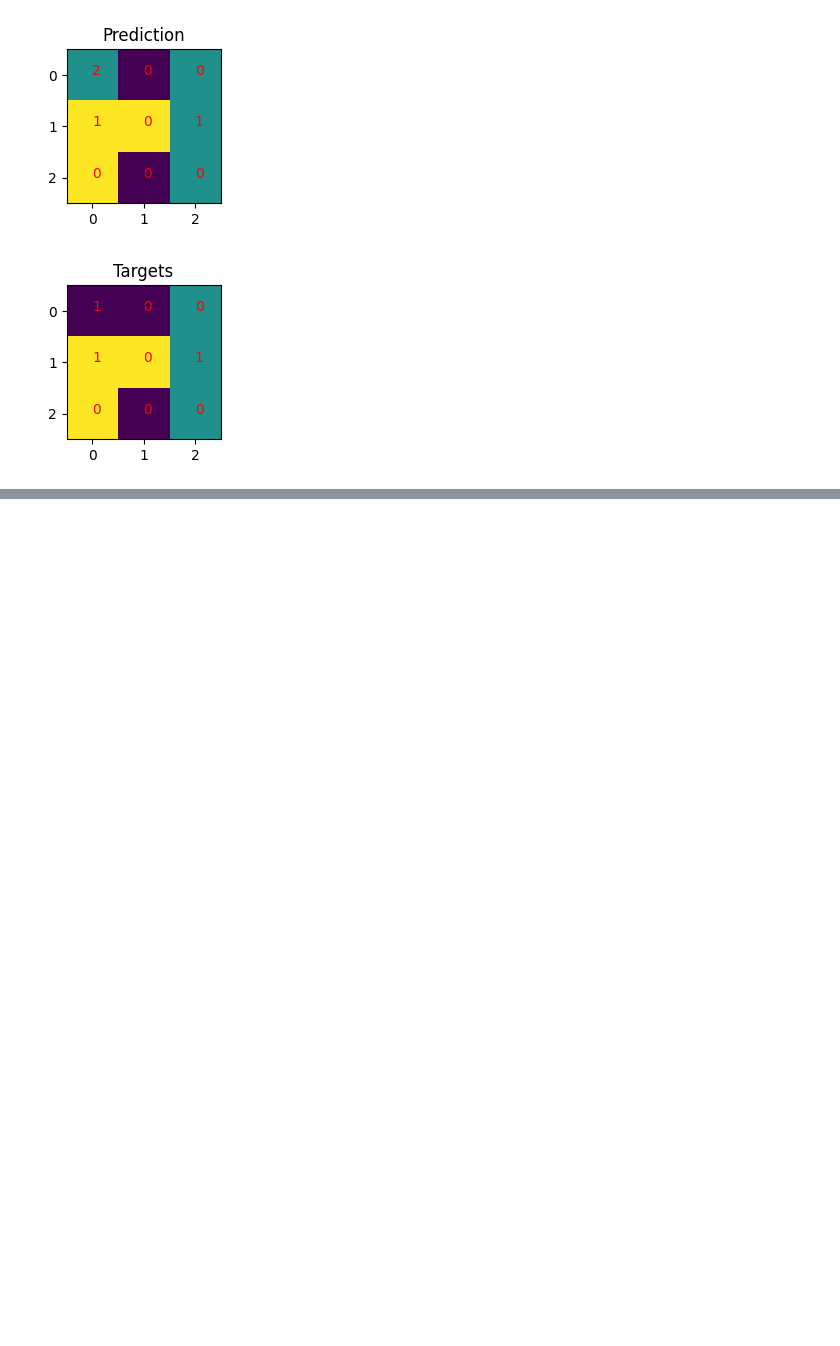
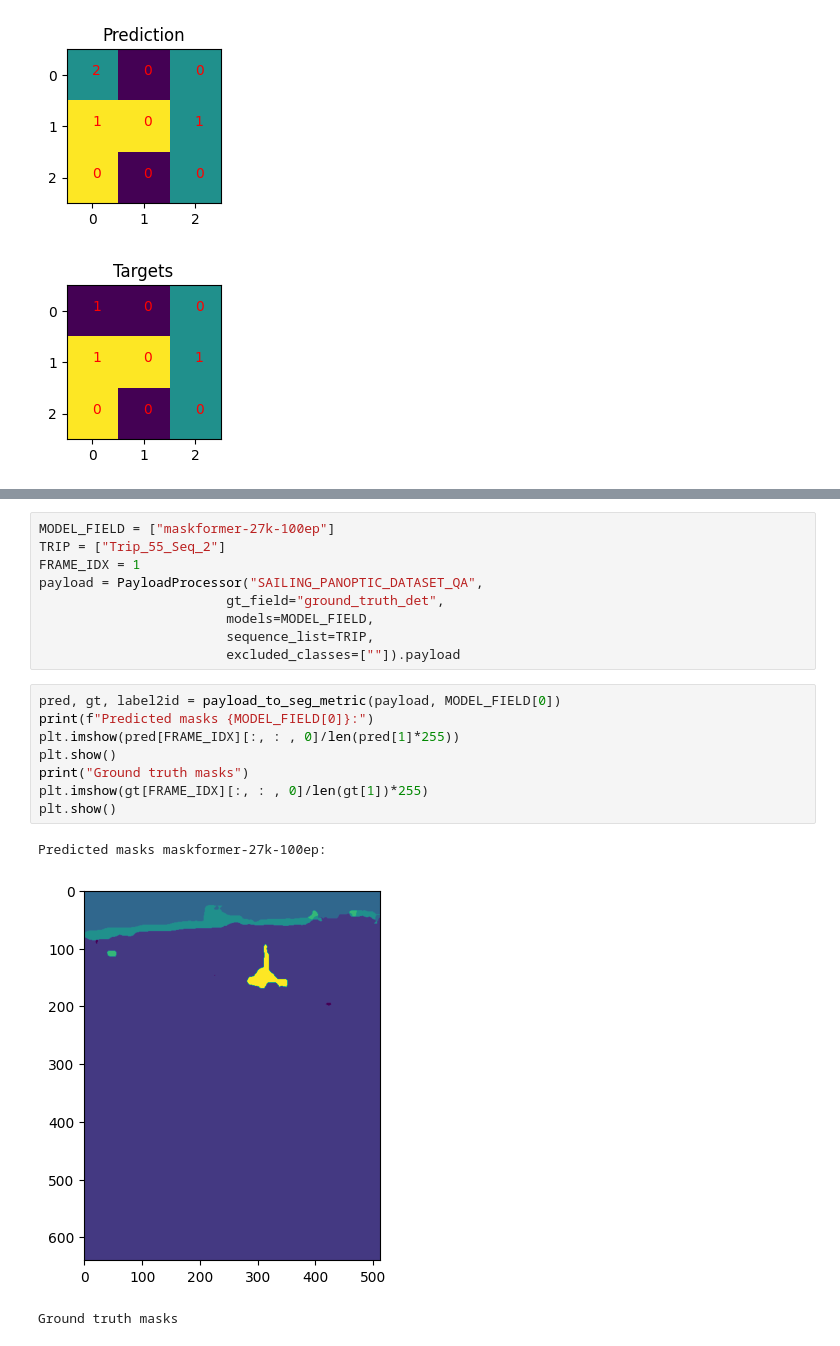
Before and after one commit to SEA-AI/seametrics, a Jupyter notebook: notebooks/panoptic_quality.ipynb, the cells around one changed output, grey strips where cells are left out. Drawn from its saved outputs; the diff is of its cells as text; blank space fills up the shorter version.

```diff
--- a/notebooks/panoptic_quality.ipynb
+++ b/notebooks/panoptic_quality.ipynb
@@ -121,0 +139,21 @@ PQ score:  0.7857142857142857
+# %%
+MODEL_FIELD = ["maskformer-27k-100ep"]
+TRIP = ["Trip_55_Seq_2"]
+FRAME_IDX = 1
+payload = PayloadProcessor("SAILING_PANOPTIC_DATASET_QA",
+                        gt_field="ground_truth_det",
+                        models=MODEL_FIELD,
+                        sequence_list=TRIP,
+                        excluded_classes=[""]).payload
+# %%
+pred, gt, label2id = payload_to_seg_metric(payload, MODEL_FIELD[0])
+print(f"Predicted masks {MODEL_FIELD[0]}:")
+plt.imshow(pred[FRAME_IDX][:, : , 0]/len(pred[1]*255))
+plt.show()
+print("Ground truth masks")
+plt.imshow(gt[FRAME_IDX][:, : , 0]/len(gt[1])*255)
+plt.show()
+# %% [output]
+Predicted masks maskformer-27k-100ep:
+[figure, added]
+Ground truth masks
```
Also changed, not shown: parts of 23 cells of this notebook.
